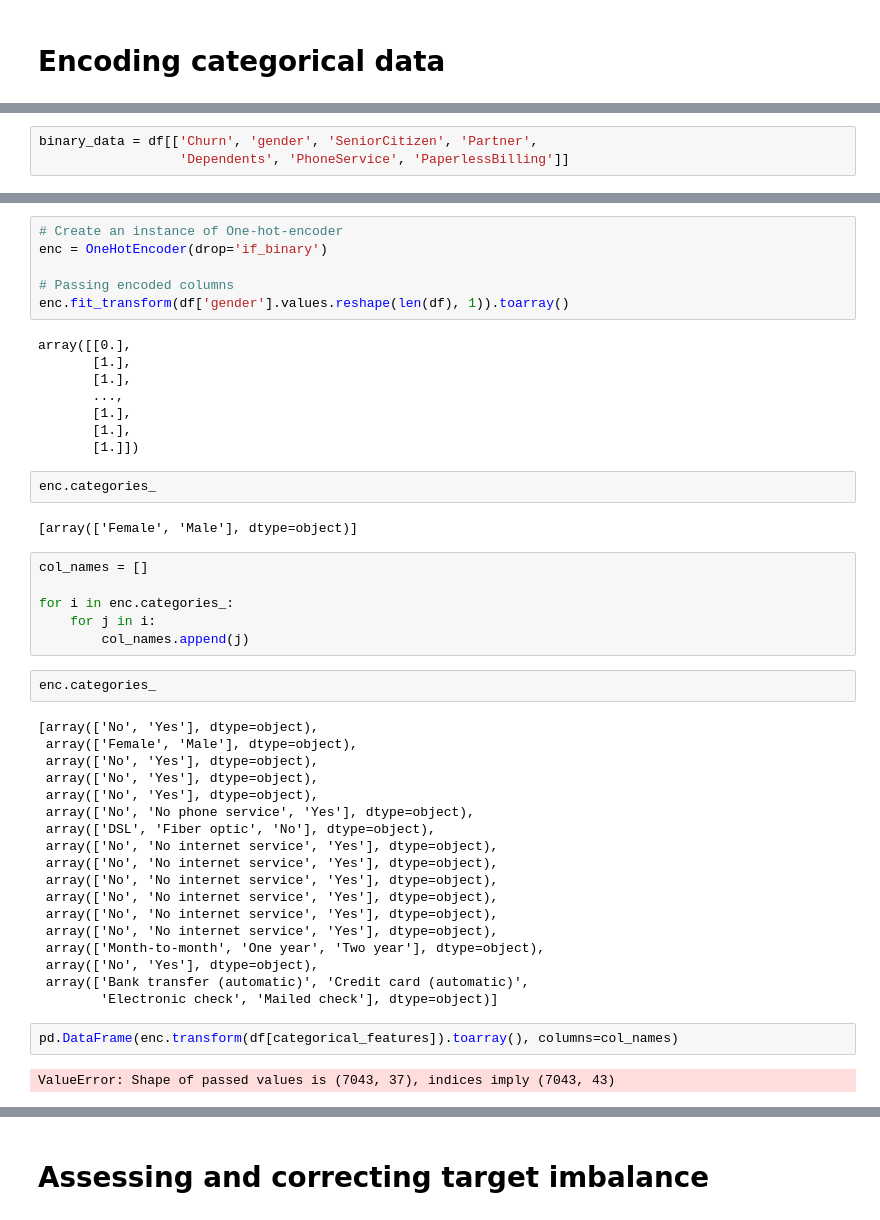
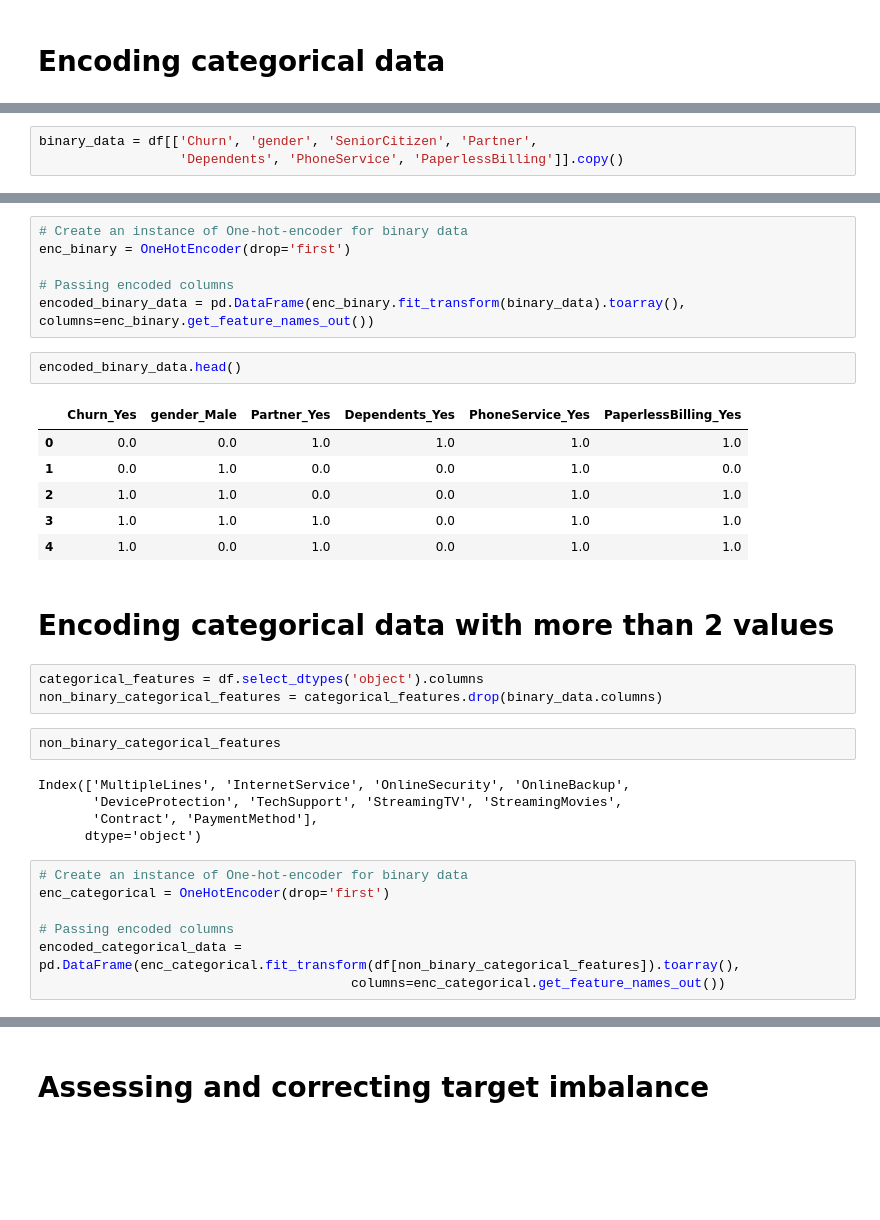
Before and after one commit to luanpbrasil/alura-voz-churn-prediction, a Jupyter notebook: notebooks/preprocessing_and_modeling-week_3.ipynb, the cells around one changed output, grey strips where cells are left out. Drawn from its saved outputs; the diff is of its cells as text; blank space fills up the shorter version.

```diff
--- a/notebooks/preprocessing_and_modeling-week_3.ipynb
+++ b/notebooks/preprocessing_and_modeling-week_3.ipynb
@@ -34,3 +55,3 @@ categorical_features = df.select_dtypes('object').columns
 # %%
 binary_data = df[['Churn', 'gender', 'SeniorCitizen', 'Partner',
-                  'Dependents', 'PhoneService', 'PaperlessBilling']]
+                  'Dependents', 'PhoneService', 'PaperlessBilling']].copy()
@@ -52,48 +58,34 @@ binary_data = df[['Churn', 'gender', 'SeniorCitizen', 'Partner',
 # %%
-# Create an instance of One-hot-encoder
-enc = OneHotEncoder(drop='if_binary')
+# Create an instance of One-hot-encoder for binary data
+enc_binary = OneHotEncoder(drop='first')
 
 # Passing encoded columns
-enc.fit_transform(df['gender'].values.reshape(len(df), 1)).toarray()
+encoded_binary_data = pd.DataFrame(enc_binary.fit_transform(binary_data).toarray(), columns=enc_binary.get_feature_names_out())
-# %% [output]
-array([[0.],
-       [1.],
-       [1.],
-       ...,
-       [1.],
-       [1.],
-       [1.]])
-# %%
-enc.categories_
-# %% [output]
-[array(['Female', 'Male'], dtype=object)]
-# %%
-col_names = []
-
-for i in enc.categories_:
-    for j in i:
-        col_names.append(j)
-# %%
-enc.categories_
-# %% [output]
-[array(['No', 'Yes'], dtype=object),
- array(['Female', 'Male'], dtype=object),
- array(['No', 'Yes'], dtype=object),
- array(['No', 'Yes'], dtype=object),
- array(['No', 'Yes'], dtype=object),
- array(['No', 'No phone service', 'Yes'], dtype=object),
- array(['DSL', 'Fiber optic', 'No'], dtype=object),
- array(['No', 'No internet service', 'Yes'], dtype=object),
- array(['No', 'No internet service', 'Yes'], dtype=object),
- array(['No', 'No internet service', 'Yes'], dtype=object),
- array(['No', 'No internet service', 'Yes'], dtype=object),
- array(['No', 'No internet service', 'Yes'], dtype=object),
- array(['No', 'No internet service', 'Yes'], dtype=object),
- array(['Month-to-month', 'One year', 'Two year'], dtype=object),
- array(['No', 'Yes'], dtype=object),
- array(['Bank transfer (automatic)', 'Credit card (automatic)',
-        'Electronic check', 'Mailed check'], dtype=object)]
-# %%
-pd.DataFrame(enc.transform(df[categorical_features]).toarray(), columns=col_names)
-# %% [output]
-ValueError: Shape of passed values is (7043, 37), indices imply (7043, 43)
+# %%
+encoded_binary_data.head()
+# %% [output]
+|  | Churn_Yes | gender_Male | Partner_Yes | Dependents_Yes | PhoneService_Yes | PaperlessBilling_Yes |
+| 0 | 0.0 | 0.0 | 1.0 | 1.0 | 1.0 | 1.0 |
+| 1 | 0.0 | 1.0 | 0.0 | 0.0 | 1.0 | 0.0 |
+| 2 | 1.0 | 1.0 | 0.0 | 0.0 | 1.0 | 1.0 |
+| 3 | 1.0 | 1.0 | 1.0 | 0.0 | 1.0 | 1.0 |
+| 4 | 1.0 | 0.0 | 1.0 | 0.0 | 1.0 | 1.0 |
+# %% [markdown]
+# Encoding categorical data with more than 2 values
+# %%
+categorical_features = df.select_dtypes('object').columns
+non_binary_categorical_features = categorical_features.drop(binary_data.columns)
+# %%
+non_binary_categorical_features
+# %% [output]
+Index(['MultipleLines', 'InternetService', 'OnlineSecurity', 'OnlineBackup',
+       'DeviceProtection', 'TechSupport', 'StreamingTV', 'StreamingMovies',
+       'Contract', 'PaymentMethod'],
+      dtype='object')
+# %%
+# Create an instance of One-hot-encoder for binary data
+enc_categorical = OneHotEncoder(drop='first')
+
+# Passing encoded columns
+encoded_categorical_data = pd.DataFrame(enc_categorical.fit_transform(df[non_binary_categorical_features]).toarray(),
+                                        columns=enc_categorical.get_feature_names_out())
```
Also changed, not shown: parts of 10 cells of this notebook.
